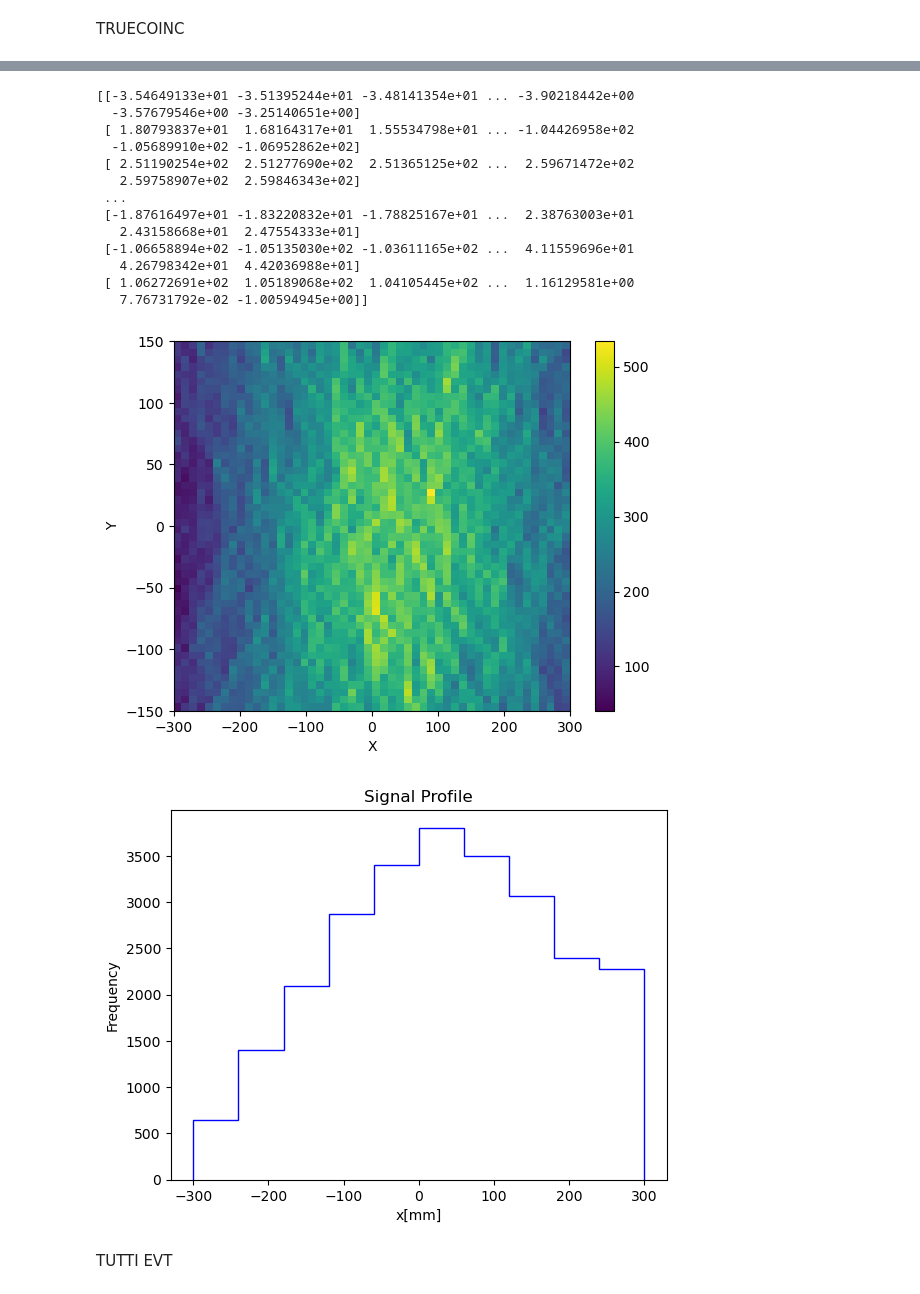
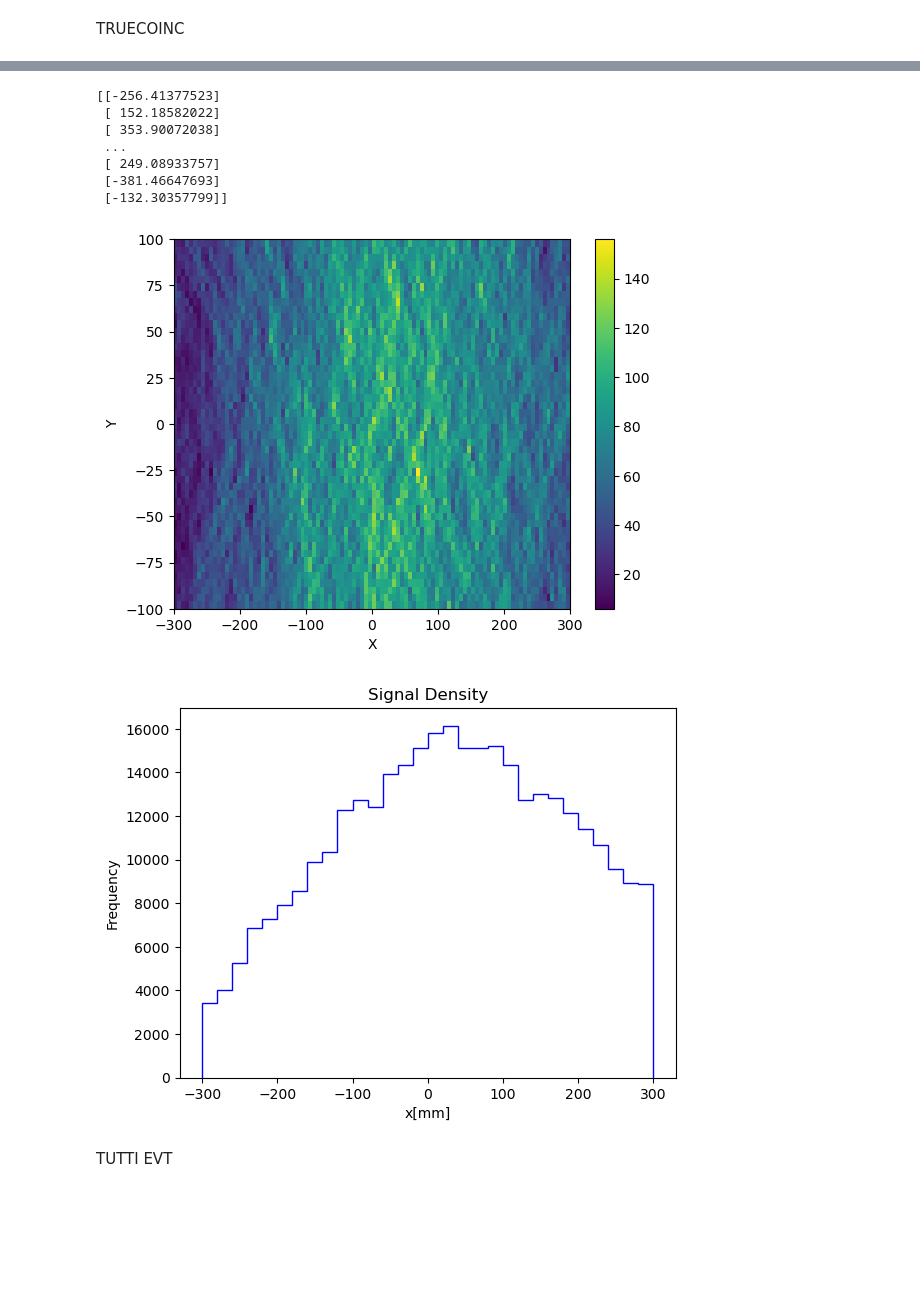
Before and after one commit to francescouni0/Online-Monitoring, a Jupyter notebook: RECONPET3D.ipynb, the cells around one changed output, grey strips where cells are left out. Saved outputs shown, nothing was run; the diff lists cells and outputs as text; code cells hidden in the pictures; blank space fills up the shorter version.

```diff
--- a/RECONPET3D.ipynb
+++ b/RECONPET3D.ipynb
@@ -83,4 +83,4 @@ pairs = pd.merge(data[(data['z'] > 0) & (data['processName'] == 'annihil')],
                  data[(data['z'] < 0) & (data['processName'] == 'annihil')], on='evt')
 
 # Filter pairs with the same event number and a TOF difference < 2ns and same parent ID
-#pairs = pairs[(pairs['parentID_x'] == pairs['parentID_y'])]
+pairs = pairs[(pairs['parentID_x'] == pairs['parentID_y'])]
@@ -142,15 +162,0 @@ for j in range(len(y)):
-# %%
-y=np.linspace(-150,150,1)
-
-lines1 = [LineString([(x1[i], -150), (x2[i], 150)]) for i in range(len(x2))]
-lines2 = [LineString([(-1000, 0), (1000, 0)]) for j in range(len(y))]
-
-distry=np.zeros((len(x1),len(y)))
-# Loop through and calculate intersections
-for j in range(len(y)):
-    for i in range(len(x2)):
-        x = (lines1[i].intersection(lines2[j])).x
-        distry[i, j] = x
-
-plt.hist(distry,bins=30,range=[-300,300],histtype='step')
-plt.plot()
@@ -168,19 +163,13 @@ plt.plot()
 # %%
 print(distry)
 # %% [output]
-[[-3.54649133e+01 -3.51395244e+01 -3.48141354e+01 ... -3.90218442e+00
-  -3.57679546e+00 -3.25140651e+00]
- [ 1.80793837e+01  1.68164317e+01  1.55534798e+01 ... -1.04426958e+02
-  -1.05689910e+02 -1.06952862e+02]
- [ 2.51190254e+02  2.51277690e+02  2.51365125e+02 ...  2.59671472e+02
-   2.59758907e+02  2.59846343e+02]
+[[-256.41377523]
+ [ 152.18582022]
+ [ 353.90072038]
  ...
- [-1.87616497e+01 -1.83220832e+01 -1.78825167e+01 ...  2.38763003e+01
-   2.43158668e+01  2.47554333e+01]
- [-1.06658894e+02 -1.05135030e+02 -1.03611165e+02 ...  4.11559696e+01
-   4.26798342e+01  4.42036988e+01]
- [ 1.06272691e+02  1.05189068e+02  1.04105445e+02 ...  1.16129581e+00
-   7.76731792e-02 -1.00594945e+00]]
+ [ 249.08933757]
+ [-381.46647693]
+ [-132.30357799]]
 # %%
 y = np.linspace(-150,150,distry.shape[1])
 #plt.figure(figsize=(10,10))
@@ -192,7 +181,7 @@ mask = ~np.isnan(x_flattened)
 x_filtered1 = x_flattened[mask]
 y_filtered1 = y_flattened[mask]
 
-plt.hist2d(x_filtered1, y_filtered1, bins=[50,50], cmap='viridis',range=[[-300,300],[-150,150]])
+plt.hist2d(x_filtered1, y_filtered1, bins=[100,50], cmap='viridis',range=[[-300, 300], [-100, 100]])
 
 plt.colorbar()
 plt.xlabel('X')
@@ -200,4 +189,4 @@ plt.ylabel('Y')
 
 plt.show()
 # %% [output]
-[figure, old version]
+[figure, new version]
@@ -206,24 +193,25 @@ sns.kdeplot(x=x_filtered1, y=y_filtered1)
 # %%
-hist2d, x_edges, y_edges = np.histogram2d(x_filtered1, y_filtered1, bins=(30, 30))
+hist2d, x_edges, y_edges = np.histogram2d(x_filtered1, y_filtered1, bins=(30, 1),range=[[-300,300],[-100,100]])
 
-slice_index = 15
+slice_index = 0
 
 # Extract the slice from the 2D histogram
 hist_slice = hist2d[:, slice_index]
 
 bin_centers_x = (x_edges[:-1] + x_edges[1:]) / 2
 
-plt.hist(bin_centers_x, weights=hist_slice, color='blue', bins=10,histtype='step',range=[-300,300])
+plt.hist(bin_centers_x, weights=hist_slice, color='blue', bins=30
+         ,histtype='step',range=[-300,300])
 
 # Add labels and title
 plt.xlabel('x[mm]')
 plt.ylabel('Frequency')
-plt.title('Signal Profile')
+plt.title('Signal Density')
 
 # Show the plot
 plt.show()
 # %% [output]
-[figure, old version]
+[figure, new version]
 # %% [markdown]
 TUTTI EVT
 # %%
```
Also changed, not shown: parts of 11 cells of this notebook, 3 other files.
